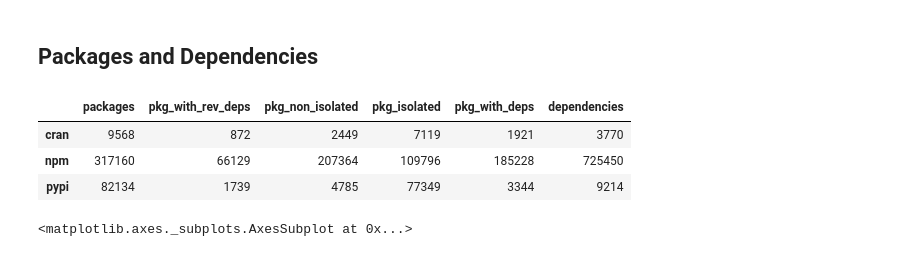
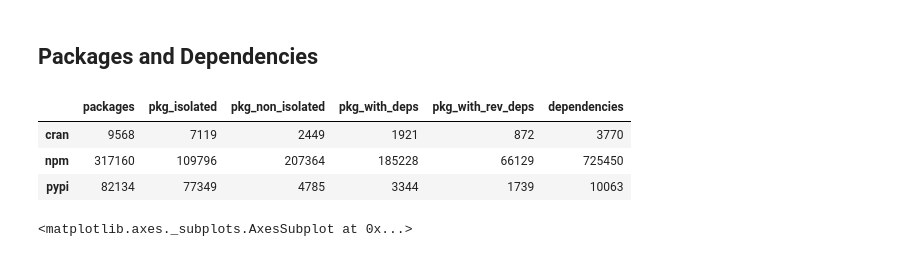
Before and after one commit to maelick/ecos-analysis, a Jupyter notebook: WEA2016-ecos/notebook/Ecosystem graphs.ipynb, the cells around one changed output. Saved outputs shown, nothing was run; the diff lists cells and outputs as text; code cells hidden in the pictures.

```diff
--- a/WEA2016-ecos/notebook/Ecosystem graphs.ipynb
+++ b/WEA2016-ecos/notebook/Ecosystem graphs.ipynb
@@ -30,10 +39,10 @@ for ecos in ecosystems:
     deps = packages.reset_index().merge(deps, how='inner', left_on='package', right_on='dependency', suffixes=('_2', ''))
 
     # Construct graph
-    graph = networkx.DiGraph()
-    graph.add_nodes_from(packages.index.get_level_values('package'))
-    edges = ((row.package, row.dependency) for row in deps[['package', 'dependency']].itertuples())
-    graph.add_edges_from(edges)
+    graph = igraph.Graph(directed=True)
+    graph.add_vertices(packages.index.get_level_values('package'))
+    edges = [(row.package, row.dependency) for row in deps[['package', 'dependency']].itertuples()]
+    graph.add_edges(edges)
 
     graphs[ecos] = graph
 # %% [markdown]
@@ -41,19 +50,19 @@ for ecos in ecosystems:
 # %%
 data = {ecos: {} for ecos in graphs.keys()}
 for ecos, graph in graphs.items():
-    data[ecos]['packages'] = graph.order()
-    data[ecos]['dependencies'] = graph.size()
-    data[ecos]['pkg_with_deps'] = len([n for n, d in graph.out_degree_iter() if d > 0])
-    data[ecos]['pkg_with_rev_deps'] = len([n for n, d in graph.in_degree_iter() if d > 0])
-    data[ecos]['pkg_non_isolated'] = len([True for n, d in graph.degree_iter() if d > 0])
-    data[ecos]['pkg_isolated'] = len([True for n, d in graph.degree_iter() if d == 0])
+    data[ecos]['packages'] = graph.vcount()
+    data[ecos]['dependencies'] = graph.ecount()
+    data[ecos]['pkg_with_deps'] = len([True for d in graph.outdegree() if d > 0])
+    data[ecos]['pkg_with_rev_deps'] = len([True for d in graph.indegree() if d > 0])
+    data[ecos]['pkg_non_isolated'] = len([True for d in graph.degree() if d > 0])
+    data[ecos]['pkg_isolated'] = len([True for d in graph.degree() if d == 0])
 df = pandas.DataFrame.from_dict(data, orient='index')
 df
 # %% [output]
-|  | packages | pkg_with_rev_deps | pkg_non_isolated | pkg_isolated | pkg_with_deps | dependencies |
-| cran | 9568 | 872 | 2449 | 7119 | 1921 | 3770 |
-| npm | 317160 | 66129 | 207364 | 109796 | 185228 | 725450 |
-| pypi | 82134 | 1739 | 4785 | 77349 | 3344 | 9214 |
+|  | packages | pkg_isolated | pkg_non_isolated | pkg_with_deps | pkg_with_rev_deps | dependencies |
+| cran | 9568 | 7119 | 2449 | 1921 | 872 | 3770 |
+| npm | 317160 | 109796 | 207364 | 185228 | 66129 | 725450 |
+| pypi | 82134 | 77349 | 4785 | 3344 | 1739 | 10063 |
 # %%
 df['with_deps'] = df['pkg_with_deps'] / df['packages']
 df['with_rev_deps'] = df['pkg_with_rev_deps'] / df['packages']
```
Also changed, not shown: parts of 12 cells of this notebook, 1 other file.
